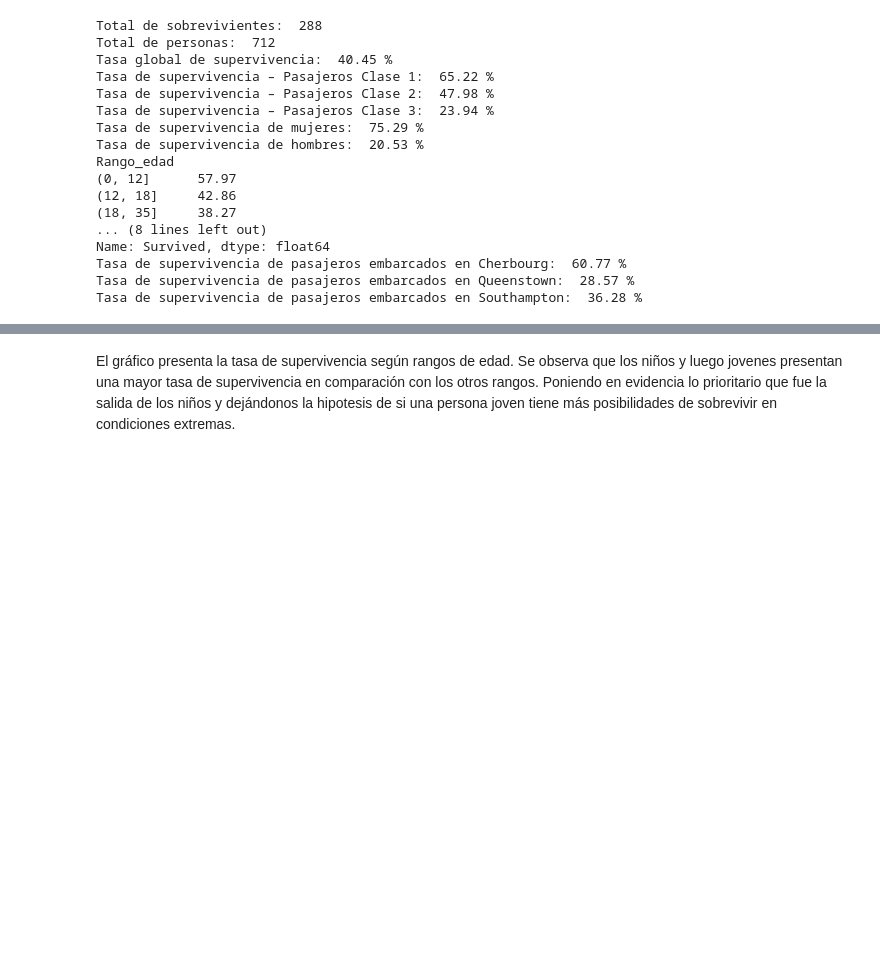
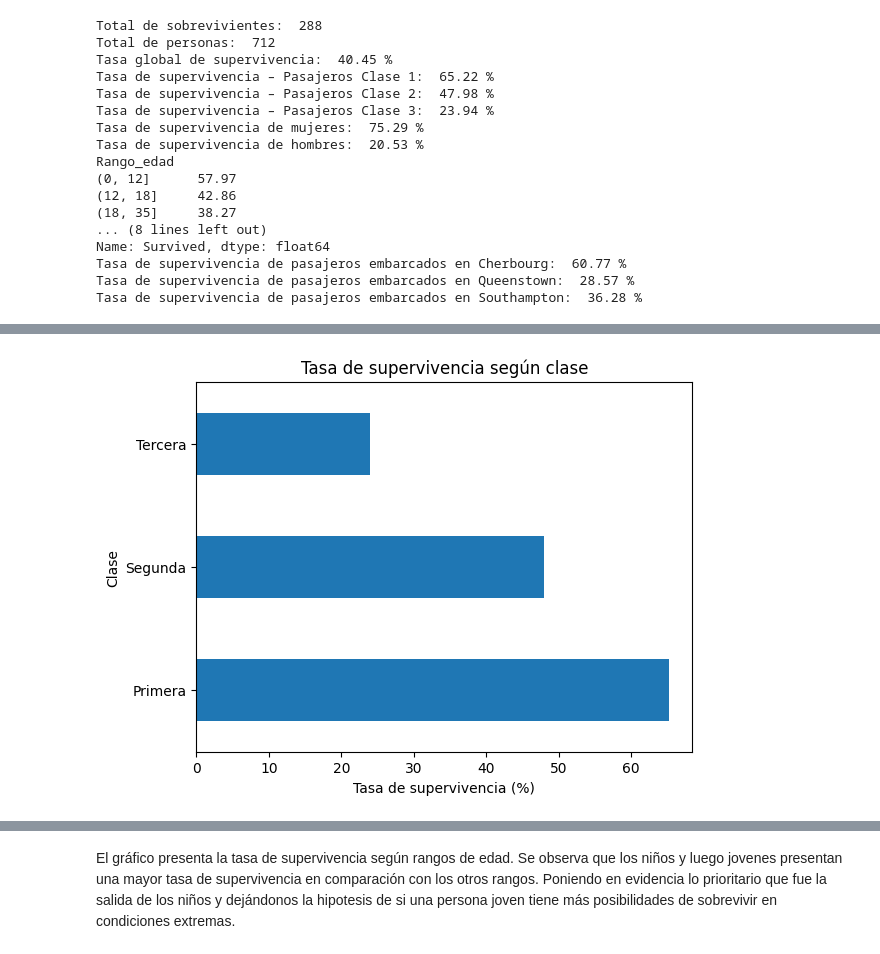
Before and after one commit to carlosvasquez3/M.Sc.-in-Data-Science, a Jupyter notebook: Proyecto_Unidad2.ipynb, the cells around one changed output, grey strips where cells are left out. Drawn from its saved outputs; the diff is of its cells as text; code cells hidden in the pictures; blank space fills up the shorter version.

```diff
--- a/Proyecto_Unidad2.ipynb
+++ b/Proyecto_Unidad2.ipynb
@@ -328,3 +354,17 @@ Tasa de supervivencia de pasajeros embarcados en Southampton:  36.28 %
+# %%
+tasa_clase = df.groupby('Pclass')['Survived'].mean() * 100
+
+# Renombrar índice
+tasa_clase.index = ['Primera', 'Segunda', 'Tercera']
+
+tasa_clase.plot(kind='barh')
+
+plt.title('Tasa de supervivencia según clase')
+plt.xlabel('Tasa de supervivencia (%)')
+plt.ylabel('Clase')
+plt.show()
+# %% [output]
+[figure, added]
 # %%
 tasa_supervivencia_edad = df.groupby('Rango_edad')['Survived'].mean() * 100. #Código del gráfico de supervivencia por edad
 
```
Also changed, not shown: parts of 3 cells of this notebook.
